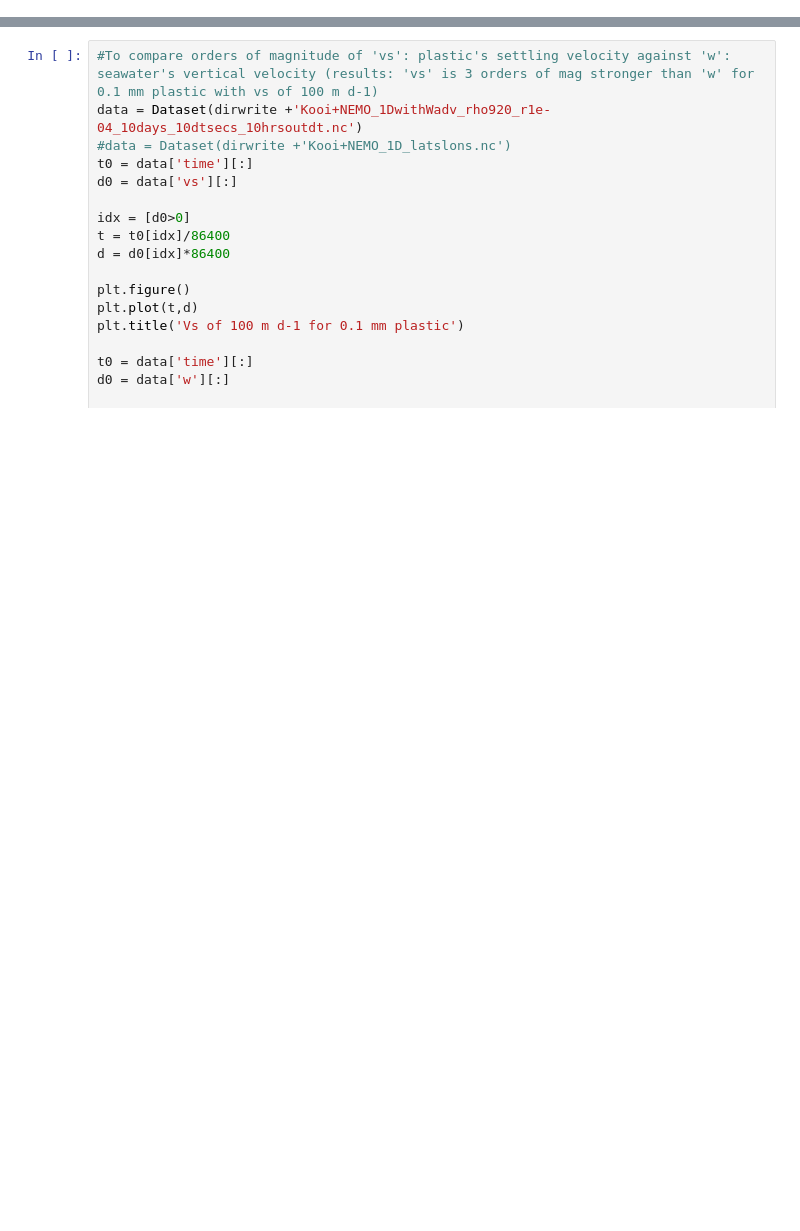
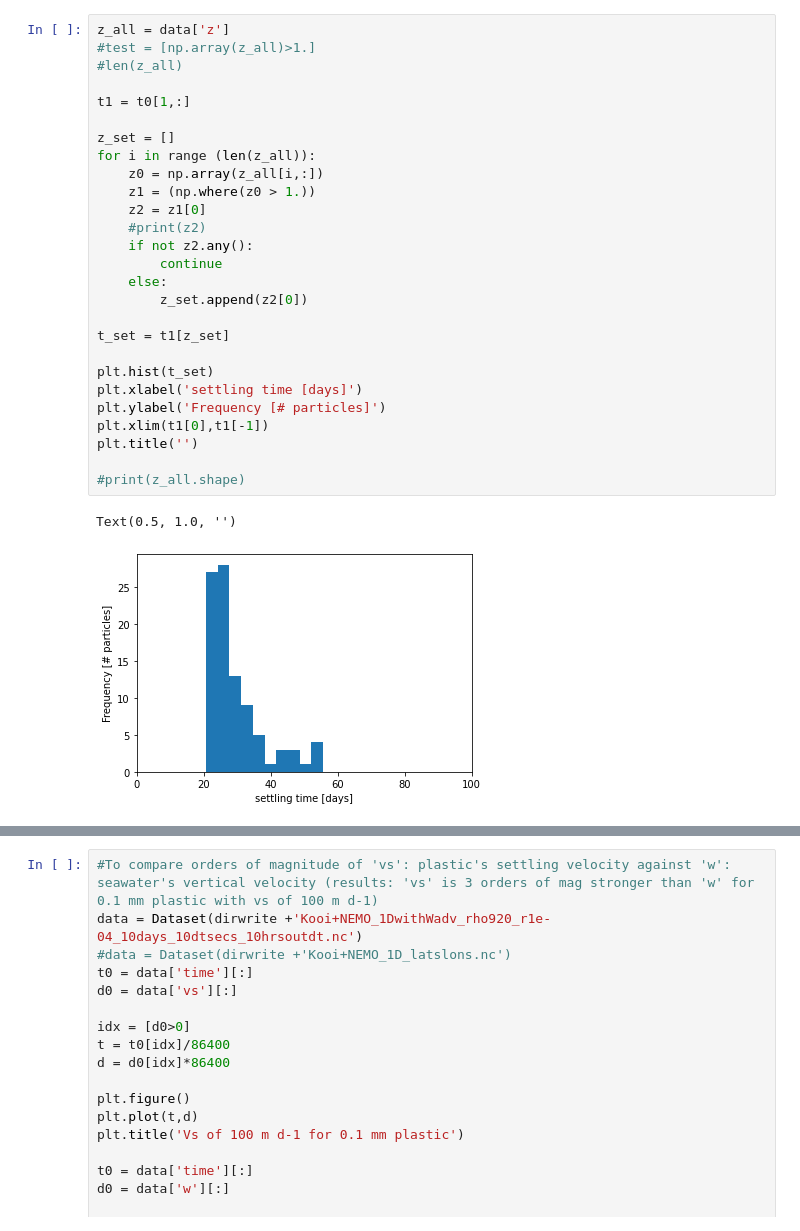
Before and after one commit to dlobelle/TOPIOS, a Jupyter notebook: scripts/plots_before_post-process.ipynb, the cells around one changed output, grey strips where cells are left out. Saved outputs shown, nothing was run; the diff lists cells and outputs as text; blank space fills up the shorter version.

```diff
--- a/scripts/plots_before_post-process.ipynb
+++ b/scripts/plots_before_post-process.ipynb
@@ -55,0 +64,30 @@ ax.invert_zaxis()
+# %%
+z_all = data['z']
+#test = [np.array(z_all)>1.]
+#len(z_all)
+
+t1 = t0[1,:]
+
+z_set = []
+for i in range (len(z_all)):
+    z0 = np.array(z_all[i,:])
+    z1 = (np.where(z0 > 1.))
+    z2 = z1[0]
+    #print(z2)
+    if not z2.any():
+        continue
+    else:
+        z_set.append(z2[0])
+
+t_set = t1[z_set]
+
+plt.hist(t_set)
+plt.xlabel('settling time [days]')
+plt.ylabel('Frequency [# particles]')
+plt.xlim(t1[0],t1[-1])
+plt.title('')
+
+#print(z_all.shape)
+# %% [output]
+Text(0.5, 1.0, '')
+[figure, added]
```
Also changed, not shown: parts of 4 cells of this notebook, 5 other files.
